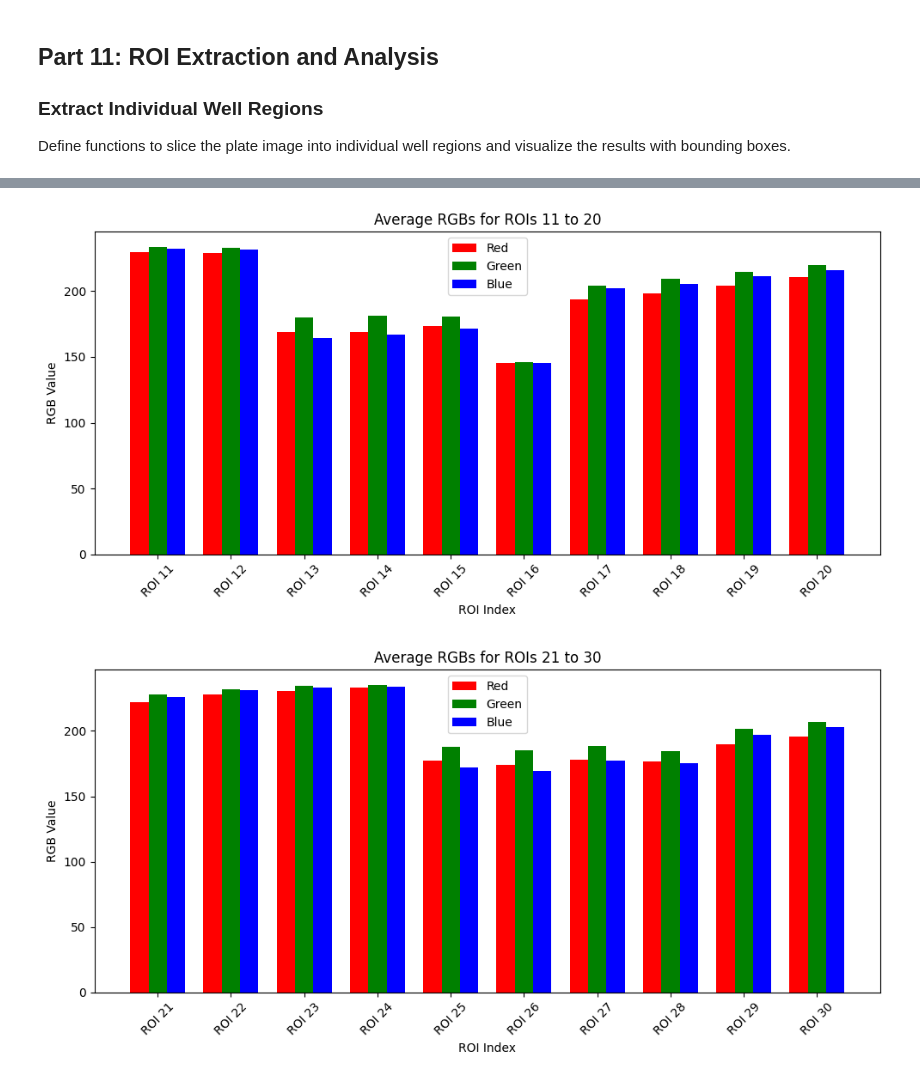
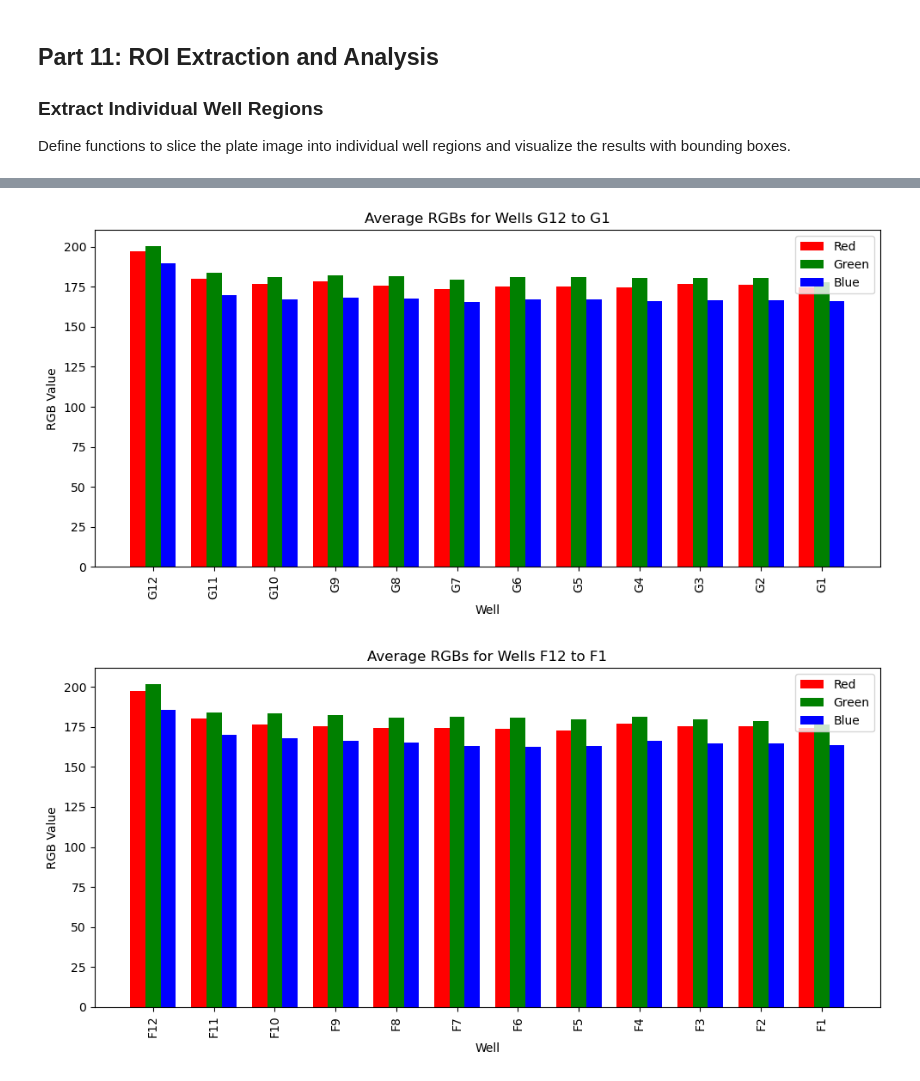
Before and after one commit to dannyzekunren/MS4671, a Jupyter notebook: HTTP with Image processing NTU_final.ipynb, the cells around one changed output, grey strips where cells are left out. Drawn from its saved outputs; the diff is of its cells as text; code cells hidden in the pictures.

Commit message:
update captured image, lecture notes,  fix bugs

```diff
--- a/HTTP with Image processing NTU_final.ipynb
+++ b/HTTP with Image processing NTU_final.ipynb
@@ -703,4 +512,0 @@ Generate comprehensive bar charts showing RGB values for all wells to visualize
-# %%
-for i, roi in enumerate(rois):  # each `roi` is a PIL Image
-    rgb_avg = np.mean(np.array(roi), axis=(0, 1))
-    print(f"ROI {i+1} Average RGB: {rgb_avg}")
@@ -782,22 +601,19 @@ ROI 96 Average RGB: [236. 238. 237.]
 import matplotlib.pyplot as plt
 import numpy as np
 
-# --- Step 1: Compute average RGBs ---
-avg_rgbs = []
-for i, roi in enumerate(rois):  # assuming each `roi` is a PIL Image
-    rgb_avg = np.mean(np.array(roi), axis=(0, 1))
-    avg_rgbs.append(rgb_avg)
+# Use avg_rgbs and well_names computed in the previous cell (Part 12b)
+# avg_rgbs: numpy array of shape (96, 3)
+# well_names: list of 96 strings like ["A1", ..., "H12"] according to requested orientation
 
-avg_rgbs = np.array(avg_rgbs)  # shape: (num_rois, 3)
-
-# --- Step 2: Plot in chunks of 10 ROIs ---
-def plot_rgb_chunks(avg_rgbs, chunk_size=10):
+# --- Plot in chunks for readability ---
+def plot_rgb_chunks(avg_rgbs, well_names, chunk_size=10):
     num_chunks = int(np.ceil(len(avg_rgbs) / chunk_size))
 
     for c in range(num_chunks):
         start = c * chunk_size
         end = min((c + 1) * chunk_size, len(avg_rgbs))
         chunk = avg_rgbs[start:end]
+        labels = well_names[start:end]
 
         r_vals = chunk[:, 0]
         g_vals = chunk[:, 1]
@@ -807,18 +623,18 @@ def plot_rgb_chunks(avg_rgbs, chunk_size=10):
 
         fig, ax = plt.subplots(figsize=(10, 5))
         ax.bar(x - width, r_vals, width, color='red', label='Red')
-        ax.bar(x, g_vals, width, color='green', label='Green')
+        ax.bar(x,         g_vals, width, color='green', label='Green')
         ax.bar(x + width, b_vals, width, color='blue', label='Blue')
 
-        ax.set_title(f"Average RGBs for ROIs {start + 1} to {end}")
-        ax.set_xlabel("ROI Index")
+        ax.set_title(f"Average RGBs for Wells {labels[0]} to {labels[-1]}")
+        ax.set_xlabel("Well")
         ax.set_ylabel("RGB Value")
         ax.set_xticks(x)
-        ax.set_xticklabels([f"ROI {i+1}" for i in range(start, end)], rotation=45)
+        ax.set_xticklabels(labels, rotation=90)
         ax.legend()
         plt.tight_layout()
         plt.show()
 
-# --- Step 3: Call the function ---
-plot_rgb_chunks(avg_rgbs, chunk_size=10)
+# --- Call the function with labeled wells ---
+plot_rgb_chunks(avg_rgbs, well_names, chunk_size=12)
 # %% [output]
@@ -826,2 +642,2 @@ plot_rgb_chunks(avg_rgbs, chunk_size=10)
-[figure, old version]
+[figure, new version]
-[figure, old version]
+[figure, new version]
```
Also changed, not shown: parts of 22 cells of this notebook, 6 other files.
